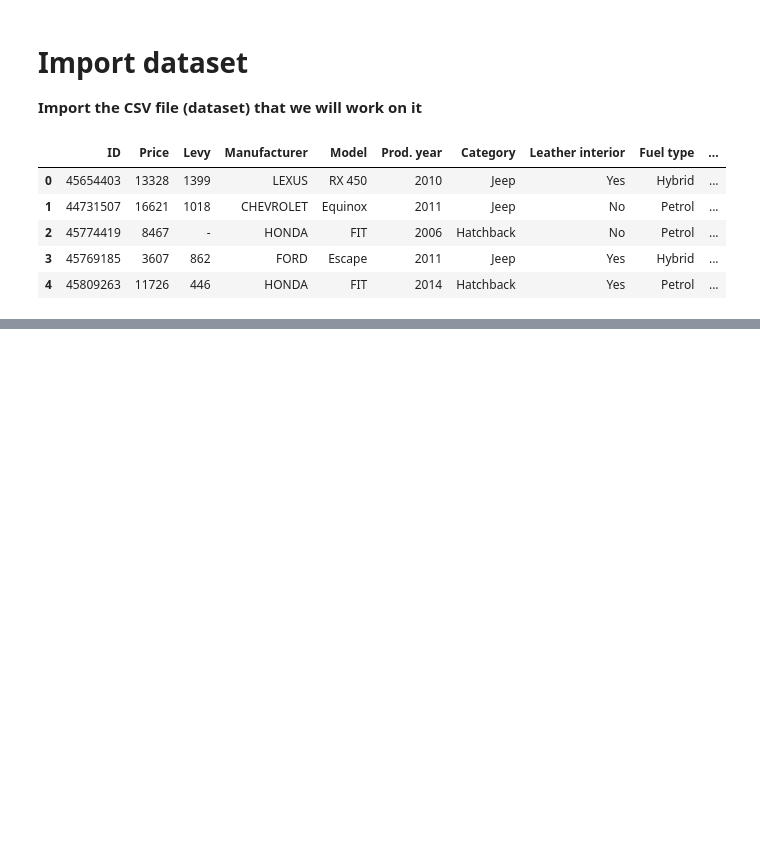
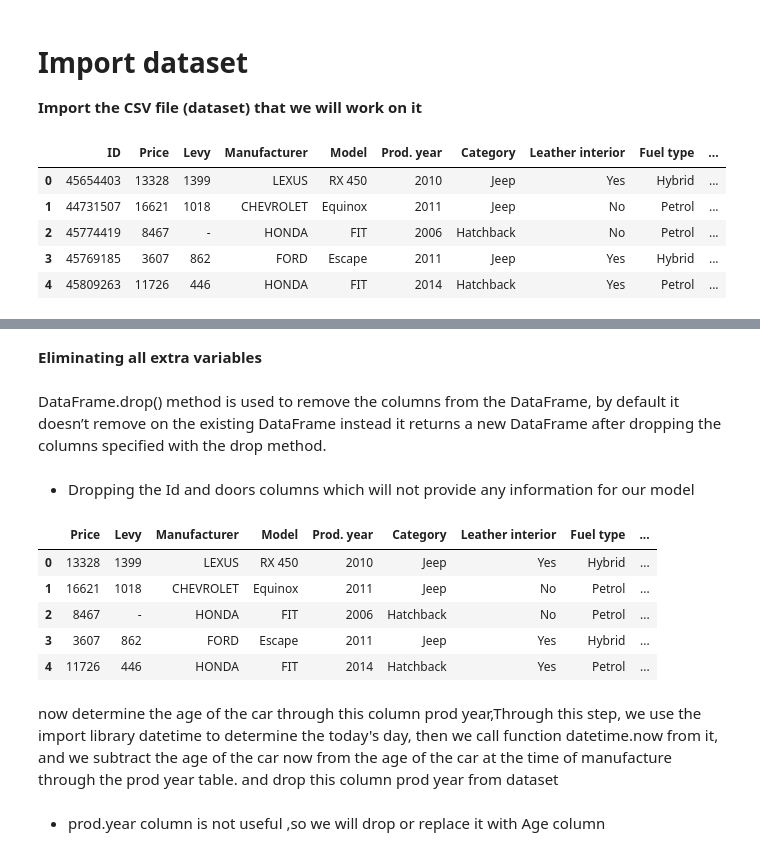
Before and after one commit to MounirReda/DV-Car-Price-Prediction-, a Jupyter notebook: dv-car-price-prediction.ipynb, the cells around one changed output, grey strips where cells are left out. Cells and saved outputs as stored; diff of their text form; code cells hidden in the pictures; blank space fills up the shorter version.

Commit message:
eliminating all extra variables and detectoutlier

```diff
--- a/dv-car-price-prediction.ipynb
+++ b/dv-car-price-prediction.ipynb
@@ -38,7 +38,7 @@ import os
 **Import the CSV file (dataset) that we will work on it**
 # %%
 # importing the dataset
-car_df = pd.read_csv('/kaggle/input/car-price-prediction-challenge/car_price_prediction.csv')
+car_df = pd.read_csv('/kaggle/input/dv-car-price-prediction/car_price_prediction.csv')
 car_df.head()
 # %% [output]
 |  | ID | Price | Levy | Manufacturer | Model | Prod. year | Category | Leather interior | Fuel type | ... |
@@ -106,0 +76,20 @@ plt.show()
+# %% [markdown]
+**Eliminating all extra variables**
+# %% [markdown]
+DataFrame.drop() method is used to remove the columns from the DataFrame, by default it doesn’t remove on the existing DataFrame instead it returns a new DataFrame after dropping the columns specified with the drop method.
+# %% [markdown]
+* Dropping the Id and doors columns which will not provide any information for our model
+# %%
+car_df=car_df.drop(['ID','Doors'],axis=1)
+car_df.head()
+# %% [output]
+|  | Price | Levy | Manufacturer | Model | Prod. year | Category | Leather interior | Fuel type | ... |
+| 0 | 13328 | 1399 | LEXUS | RX 450 | 2010 | Jeep | Yes | Hybrid | ... |
+| 1 | 16621 | 1018 | CHEVROLET | Equinox | 2011 | Jeep | No | Petrol | ... |
+| 2 | 8467 | - | HONDA | FIT | 2006 | Hatchback | No | Petrol | ... |
+| 3 | 3607 | 862 | FORD | Escape | 2011 | Jeep | Yes | Hybrid | ... |
+| 4 | 11726 | 446 | HONDA | FIT | 2014 | Hatchback | Yes | Petrol | ... |
+# %% [markdown]
+now determine the age of the car through this column prod year,Through this step, we use the import library datetime to determine the today's day, then we call function datetime.now from it, and we subtract the age of the car now from the age of the car at the time of manufacture through the prod year table. and drop this column prod year from dataset
+# %% [markdown]
+* prod.year column is not useful ,so we will drop or replace it with Age column
```
Also changed, not shown: parts of 30 cells of this notebook.
